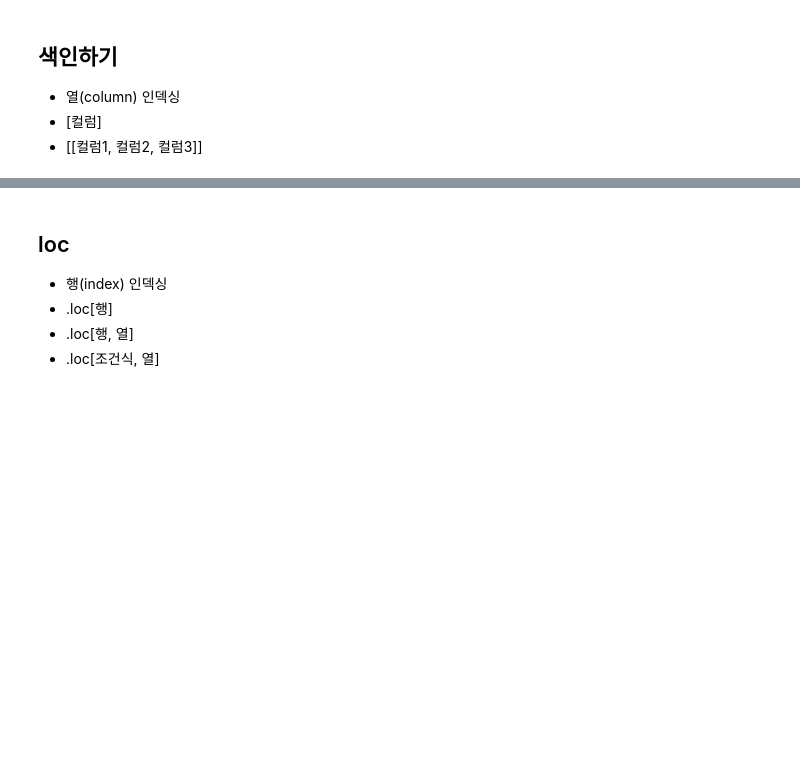
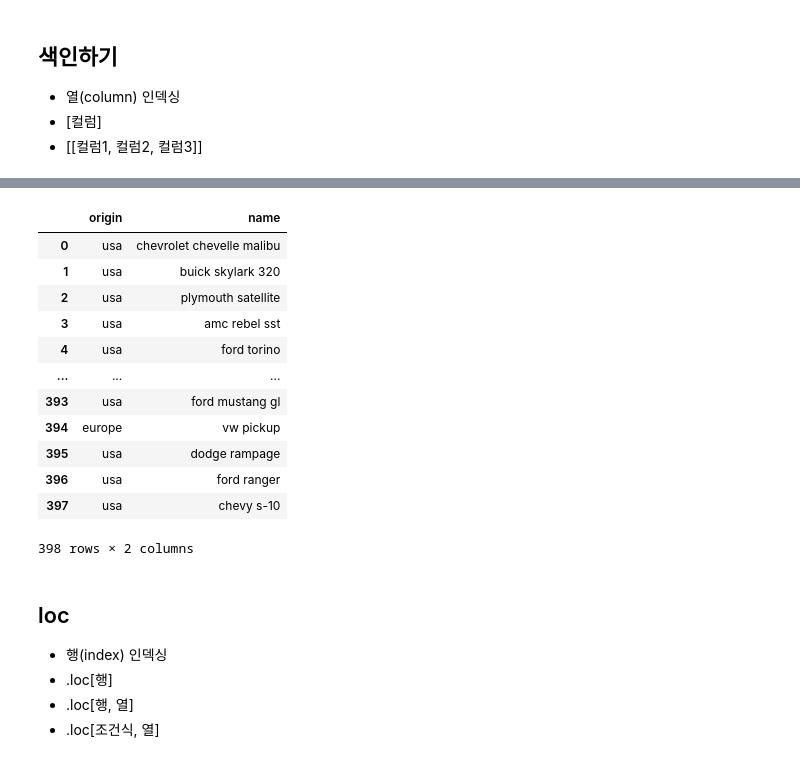
Before and after one commit to prrrosy/Data_Science, a Jupyter notebook: 5.1 파이썬 EDA-pandas-input.ipynb, the cells around one changed output, grey strips where cells are left out. Saved outputs shown, nothing was run; the diff lists cells and outputs as text; code cells hidden in the pictures; blank space fills up the shorter version.

```diff
--- a/5.1 파이썬 EDA-pandas-input.ipynb
+++ b/5.1 파이썬 EDA-pandas-input.ipynb
@@ -59,3 +231,19 @@ print(sns.__version__)
+# %%
+df[["origin", "name"]]
+# %% [output]
+|  | origin | name |
+| 0 | usa | chevrolet chevelle malibu |
+| 1 | usa | buick skylark 320 |
+| 2 | usa | plymouth satellite |
+| 3 | usa | amc rebel sst |
+| 4 | usa | ford torino |
+| ... | ... | ... |
+| 393 | usa | ford mustang gl |
+| 394 | europe | vw pickup |
+| 395 | usa | dodge rampage |
+| 396 | usa | ford ranger |
+| 397 | usa | chevy s-10 |
+398 rows × 2 columns
 # %% [markdown]
 ## loc
 * 행(index) 인덱싱
```
Also changed, not shown: parts of 25 cells of this notebook.
